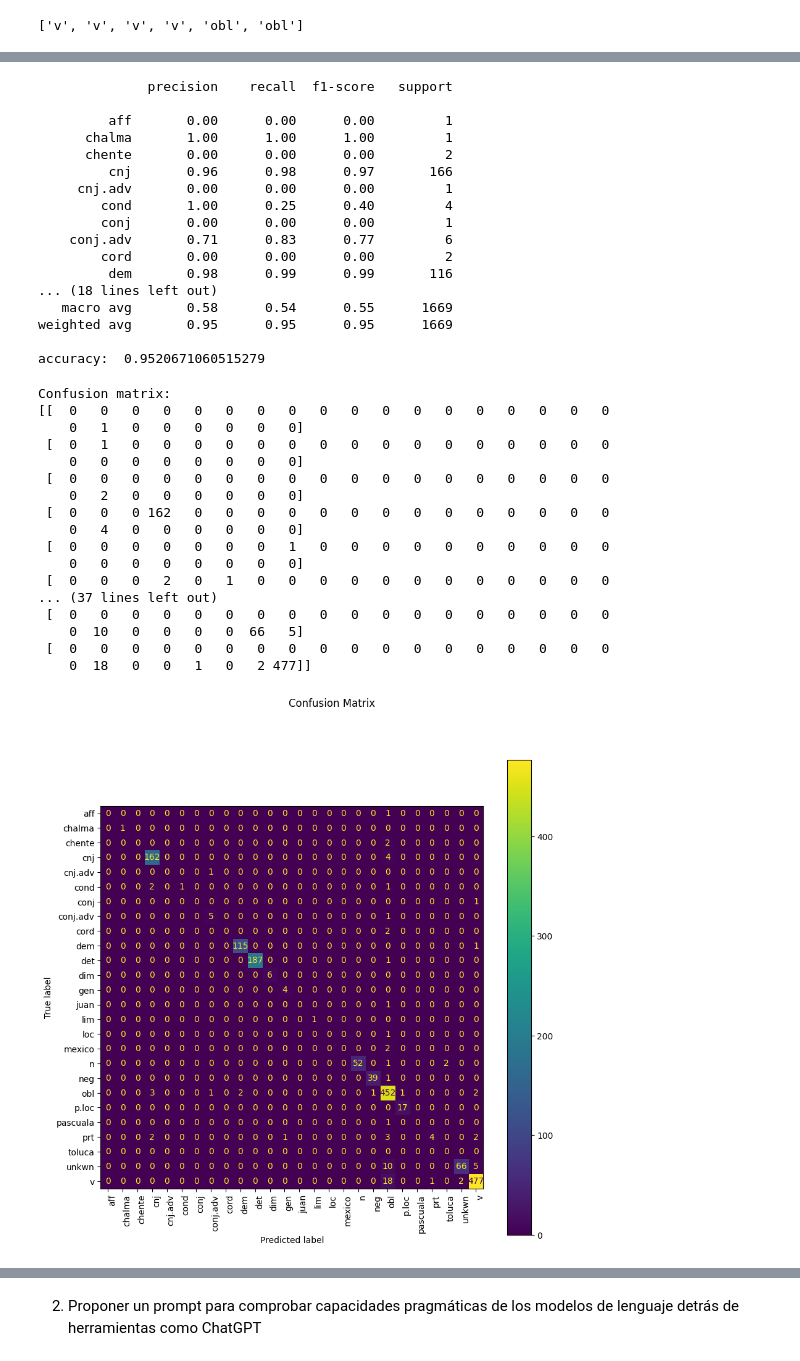
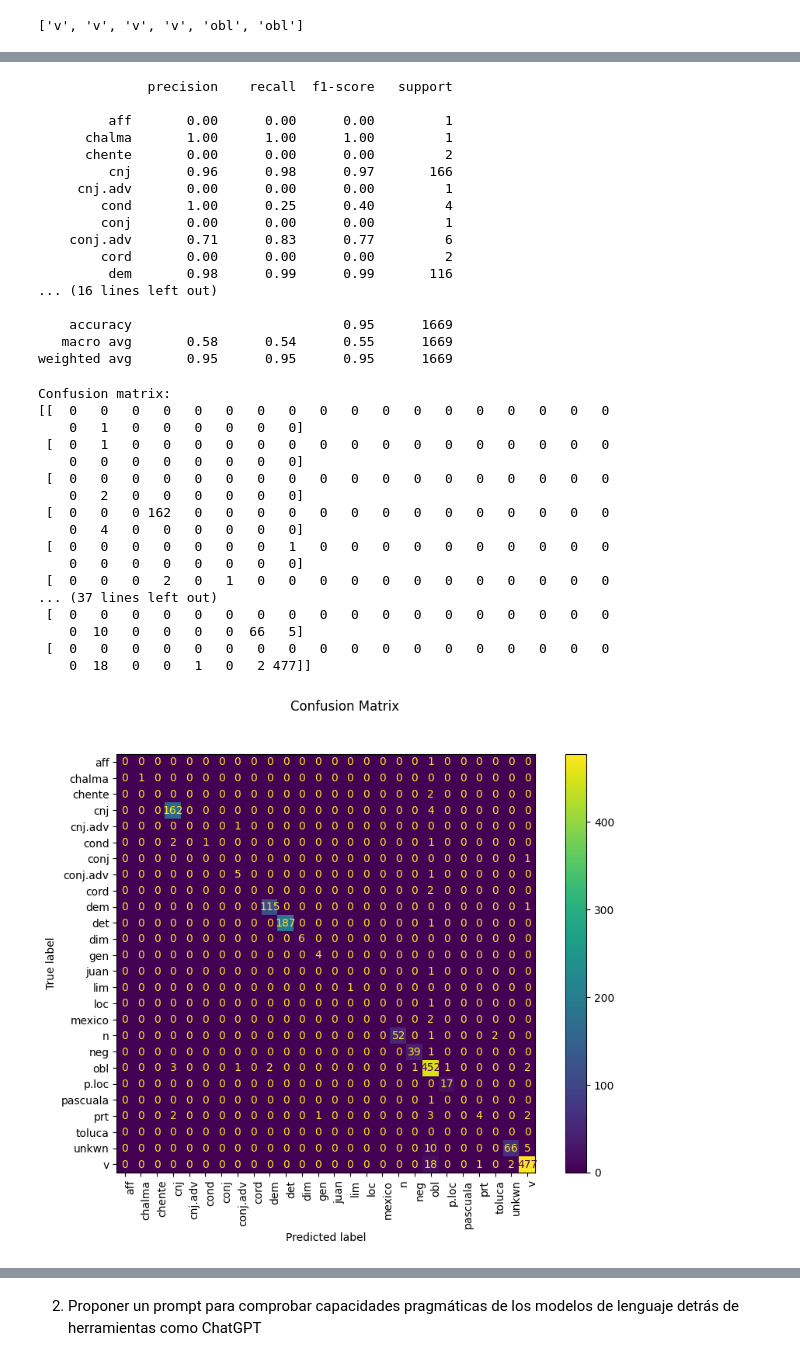
Before and after one commit to ContrarioMotu/Linguistica-Computacional, a Jupyter notebook: 2-Language-levels-II.ipynb, the cells around one changed output, grey strips where cells are left out. Saved outputs shown, nothing was run; the diff lists cells and outputs as text; code cells hidden in the pictures.

Commit message:
[Update] Otomi POS tagger finished.

```diff
--- a/2-Language-levels-II.ipynb
+++ b/2-Language-levels-II.ipynb
@@ -308,14 +5,0 @@ True
-# %%
-#unseen_sentence = "La casa es grande y luminosa."
-unseen_sentence = "La muchacha vio al dinosaurio con el telescopio"
-#unseen_sentence = "El gato rie malvadamente"
-
-# Tokenizando
-tokenized_sentence = nltk.word_tokenize(unseen_sentence)
-
-# Haciendo predicciones
-predicted_tags = [tag for word, tag in hmm_model.tag(tokenized_sentence)]
-
-print("Palabra \tPOS Tag (predicha)")
-for word, tag in zip(tokenized_sentence, predicted_tags):
-    print(f"{word}\t{tag}")
@@ -577,4 +5,0 @@ def sent_to_labels(sent):
-# %%
-# Prepare data for CRF
-X = [[word_to_features(sent, i) for i in range(len(sent))] for sent in corpora]
-y = [[pos for _, pos in sent] for sent in corpora]
@@ -631,9 +5,0 @@ X_train, X_test, y_train, y_test = train_test_split(X, y, test_size=0.2, random_
-# %%
-from inspect import Attribute
-from sklearn_crfsuite import CRF
-# Initialize and train the CRF tagger: https://sklearn-crfsuite.readthedocs.io/en/latest/api.html
-crf = CRF(algorithm='lbfgs', c1=0.1, c2=0.1, max_iterations=100, all_possible_transitions=True, verbose=True)
-try:
-    crf.fit(X_train, y_train)
-except AttributeError as e:
-    print(e)
@@ -943,11 +174,9 @@ y_pred = crf.predict(X_test)
 y_test_flat = [label for sent_labels in y_test for label in sent_labels]
 y_pred_flat = [label for sent_labels in y_pred for label in sent_labels]
 
-# Evaluate the model
+# Evaluating the model
 report = classification_report(y_true=y_test_flat, y_pred=y_pred_flat, zero_division=0.0)
 print(report)
-
-print('accuracy: ', accuracy_score(y_pred_flat, y_test_flat))
 # %% [output]
               precision    recall  f1-score   support
 
@@ -961,36 +190,36 @@ print('accuracy: ', accuracy_score(y_pred_flat, y_test_flat))
     conj.adv       0.71      0.83      0.77         6
         cord       0.00      0.00      0.00         2
          dem       0.98      0.99      0.99       116
-... (18 lines left out)
+... (16 lines left out)
+
+    accuracy                           0.95      1669
    macro avg       0.58      0.54      0.55      1669
 weighted avg       0.95      0.95      0.95      1669
-
-accuracy:  0.9520671060515279
 # %%
-import matplotlib.pyplot as plt
+# Displaying confusion matrix
 disp = ConfusionMatrixDisplay.from_predictions(y_test_flat, y_pred_flat)
 disp.figure_.suptitle("Confusion Matrix")
 fig = disp.ax_.get_figure()
 fig.set_figwidth(10)
-fig.set_figheight(10)
+fig.set_figheight(7)
 plt.setp(disp.ax_.get_xticklabels(), rotation=90, ha="right", rotation_mode="anchor")
 print(f"Confusion matrix:\n{disp.confusion_matrix}")
 # %% [output]
 Confusion matrix:
 [[  0   0   0   0   0   0   0   0   0   0   0   0   0   0   0   0   0   0
     0   1   0   0   0   0   0   0]
  [  0   1   0   0   0   0   0   0   0   0   0   0   0   0   0   0   0   0
     0   0   0   0   0   0   0   0]
  [  0   0   0   0   0   0   0   0   0   0   0   0   0   0   0   0   0   0
     0   2   0   0   0   0   0   0]
  [  0   0   0 162   0   0   0   0   0   0   0   0   0   0   0   0   0   0
     0   4   0   0   0   0   0   0]
  [  0   0   0   0   0   0   0   1   0   0   0   0   0   0   0   0   0   0
     0   0   0   0   0   0   0   0]
  [  0   0   0   2   0   1   0   0   0   0   0   0   0   0   0   0   0   0
 ... (37 lines left out)
  [  0   0   0   0   0   0   0   0   0   0   0   0   0   0   0   0   0   0
     0  10   0   0   0   0  66   5]
  [  0   0   0   0   0   0   0   0   0   0   0   0   0   0   0   0   0   0
     0  18   0   0   1   0   2 477]]
-[figure, old version]
+[figure, new version]
```
Also changed, not shown: parts of 118 cells of this notebook.
